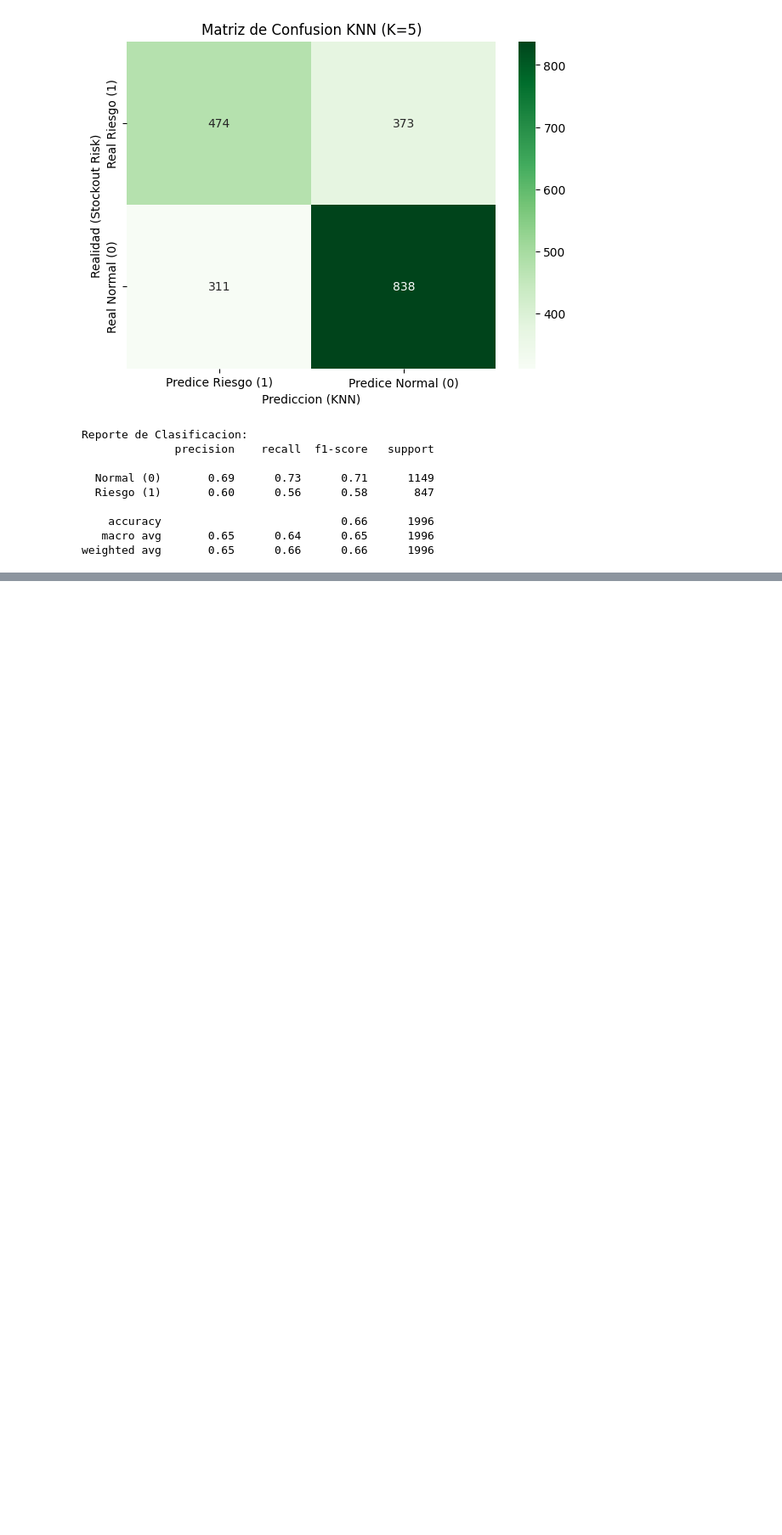
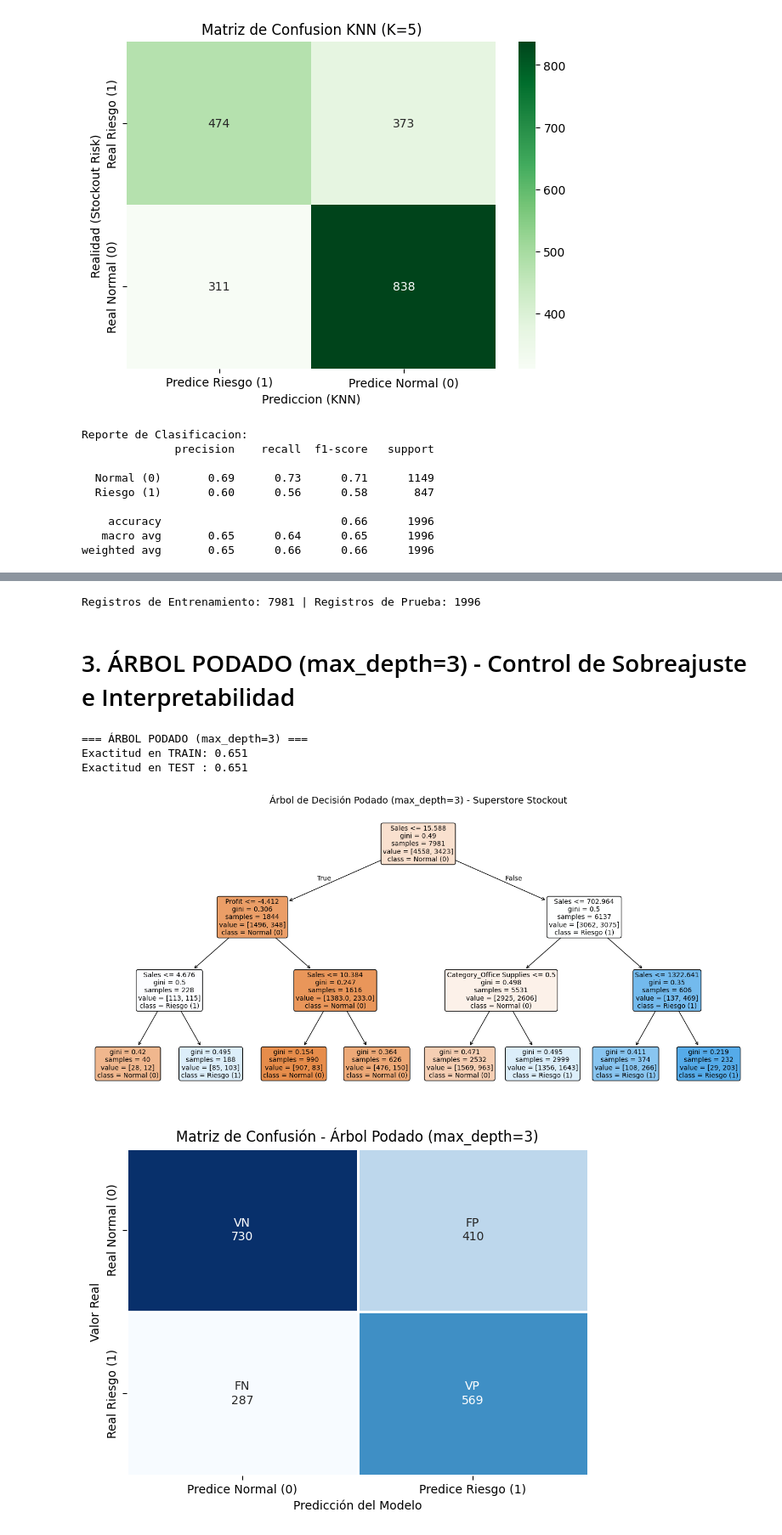
Before and after one commit to jvillagra66-oss/ml-inventario-superstore, a Jupyter notebook: notebooks/01_analisis_inventario.ipynb, the cells around one changed output, grey strips where cells are left out. Shown at 85% size. Drawn from its saved outputs; the diff is of its cells as text; code cells hidden in the pictures; blank space fills up the shorter version.

Commit message:
DecisionTreeClassifier

```diff
--- a/notebooks/01_analisis_inventario.ipynb
+++ b/notebooks/01_analisis_inventario.ipynb
@@ -819,0 +845,78 @@ weighted avg       0.65      0.66      0.66      1996
+# %%
+df_arbol = pd.get_dummies(df_arbol, columns=['Ship Mode', 'Region', 'Category'], drop_first=True)
+
+columnas_x = [col for col in df_arbol.columns if col not in [
+    'Row ID', 'Order ID', 'Order Date', 'Ship Date', 'Customer ID',
+    'Customer Name', 'Segment', 'Country', 'City', 'State',
+    'Postal Code', 'Product ID', 'Sub-Category', 'Product Name',
+    'Quantity', 'Stockout_Risk'
+]]
+
+X = df_arbol[columnas_x]
+y = df_arbol['Stockout_Risk']
+
+# 2. División Train / Test con estratificación para mantener la proporción
+X_train, X_test, y_train, y_test = train_test_split(
+    X, y, test_size=0.2, random_state=42, stratify=y
+)
+
+print(f"Registros de Entrenamiento: {X_train.shape[0]} | Registros de Prueba: {X_test.shape[0]}")
+# %% [output]
+Registros de Entrenamiento: 7981 | Registros de Prueba: 1996
+# %% [markdown]
+# 3. ÁRBOL PODADO (max_depth=3) - Control de Sobreajuste e Interpretabilidad
+# %%
+arbol_podado = DecisionTreeClassifier(max_depth=3, random_state=42)
+arbol_podado.fit(X_train, y_train)
+
+print("\n=== ÁRBOL PODADO (max_depth=3) ===")
+print(f"Exactitud en TRAIN: {arbol_podado.score(X_train, y_train):.3f}")
+print(f"Exactitud en TEST : {arbol_podado.score(X_test, y_test):.3f}")
+
+# Visualización del gráfico del árbol
+plt.figure(figsize=(18, 8))
+plot_tree(
+    arbol_podado,
+    feature_names=X.columns,
+    class_names=["Normal (0)", "Riesgo (1)"],
+    filled=True,
+    rounded=True,
+    fontsize=10
+)
+plt.title("Árbol de Decisión Podado (max_depth=3) - Superstore Stockout", fontsize=14)
+plt.show()
+
+# Matriz de Confusión Etiquetada para Árbol Podado
+y_pred_podado = arbol_podado.predict(X_test)
+cm_podado = confusion_matrix(y_test, y_pred_podado, labels=[0, 1])
+
+nombres = np.array([["VN", "FP"], ["FN", "VP"]])
+anot = np.array([[f"{nom}\n{val}" for nom, val in zip(fila_n, fila_v)] for fila_n, fila_v in zip(nombres, cm_podado)])
+
+plt.figure(figsize=(7, 5))
+sns.heatmap(
+    cm_podado, annot=anot, fmt="", cmap="Blues", cbar=False, linewidths=1, linecolor="white",
+    xticklabels=["Predice Normal (0)", "Predice Riesgo (1)"],
+    yticklabels=["Real Normal (0)", "Real Riesgo (1)"]
+)
+plt.title("Matriz de Confusión - Árbol Podado (max_depth=3)", fontsize=12)
+plt.xlabel("Predicción del Modelo")
+plt.ylabel("Valor Real")
+plt.show()
+
+print("Reporte de Clasificación (Árbol Podado):\n")
+print(classification_report(y_test, y_pred_podado, target_names=["Normal (0)", "Riesgo (1)"]))
+
+# Importancia de Variables en el Árbol Podado
+imp = pd.Series(arbol_podado.feature_importances_, index=X.columns).sort_values()
+plt.figure(figsize=(8, 5))
+imp[imp > 0].plot(kind="barh", color="skyblue")
+plt.title("Importancia de Variables (Árbol Podado)")
+plt.xlabel("Peso / Relevancia")
+plt.show()
+# %% [output]
+=== ÁRBOL PODADO (max_depth=3) ===
+Exactitud en TRAIN: 0.651
+Exactitud en TEST : 0.651
+[figure, added]
+[figure, added]
```
Also changed, not shown: parts of 11 cells of this notebook.
